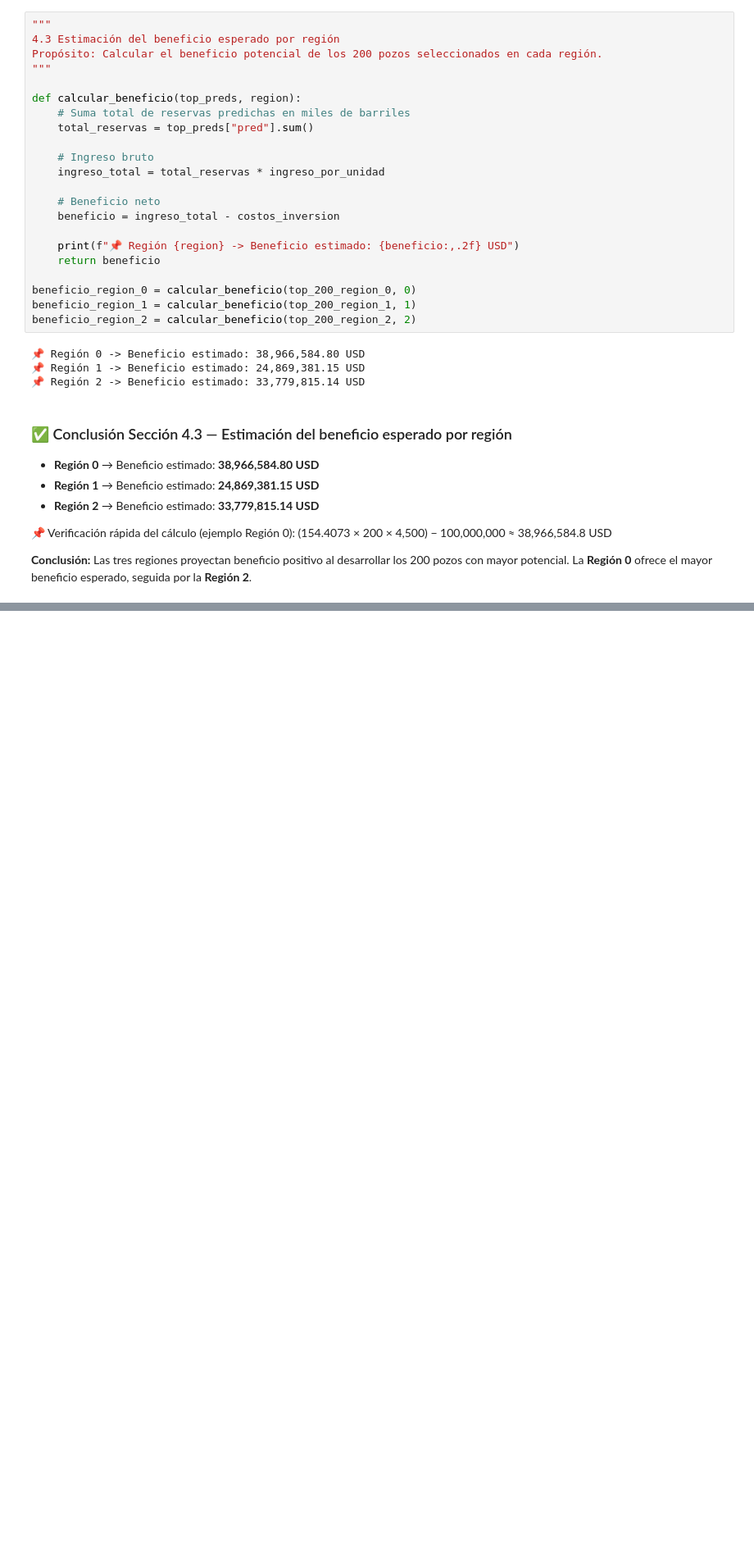
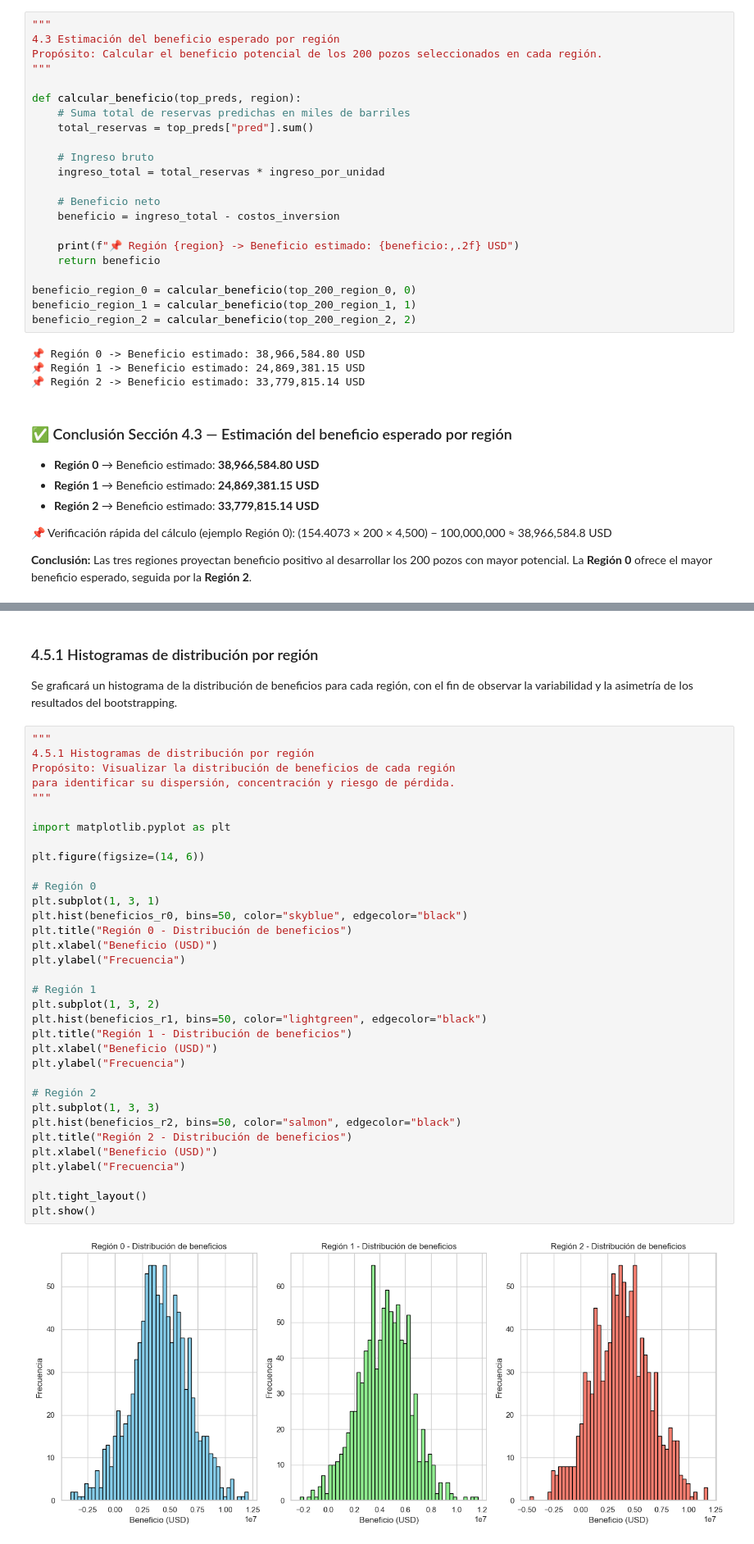
Before and after one commit to cjhirashi/proyecto-sprint-11, a Jupyter notebook: notebooks/proyecto_sprint_11.ipynb, the cells around one changed output, grey strips where cells are left out. Shown at 82% size. Saved outputs shown, nothing was run; the diff lists cells and outputs as text; blank space fills up the shorter version.

```diff
--- a/notebooks/proyecto_sprint_11.ipynb
+++ b/notebooks/proyecto_sprint_11.ipynb
@@ -873,0 +1024,40 @@ beneficio_region_2 = calcular_beneficio(top_200_region_2, 2)
+# %% [markdown]
+### 4.5.1 Histogramas de distribución por región
+
+Se graficará un histograma de la distribución de beneficios para cada región, con el fin de observar la variabilidad y la asimetría de los resultados del bootstrapping.
+# %%
+"""
+4.5.1 Histogramas de distribución por región
+Propósito: Visualizar la distribución de beneficios de cada región
+para identificar su dispersión, concentración y riesgo de pérdida.
+"""
+
+import matplotlib.pyplot as plt
+
+plt.figure(figsize=(14, 6))
+
+# Región 0
+plt.subplot(1, 3, 1)
+plt.hist(beneficios_r0, bins=50, color="skyblue", edgecolor="black")
+plt.title("Región 0 - Distribución de beneficios")
+plt.xlabel("Beneficio (USD)")
+plt.ylabel("Frecuencia")
+
+# Región 1
+plt.subplot(1, 3, 2)
+plt.hist(beneficios_r1, bins=50, color="lightgreen", edgecolor="black")
+plt.title("Región 1 - Distribución de beneficios")
+plt.xlabel("Beneficio (USD)")
+plt.ylabel("Frecuencia")
+
+# Región 2
+plt.subplot(1, 3, 3)
+plt.hist(beneficios_r2, bins=50, color="salmon", edgecolor="black")
+plt.title("Región 2 - Distribución de beneficios")
+plt.xlabel("Beneficio (USD)")
+plt.ylabel("Frecuencia")
+
+plt.tight_layout()
+plt.show()
+# %% [output]
+[figure, added]
```
Also changed, not shown: parts of 9 cells of this notebook.
